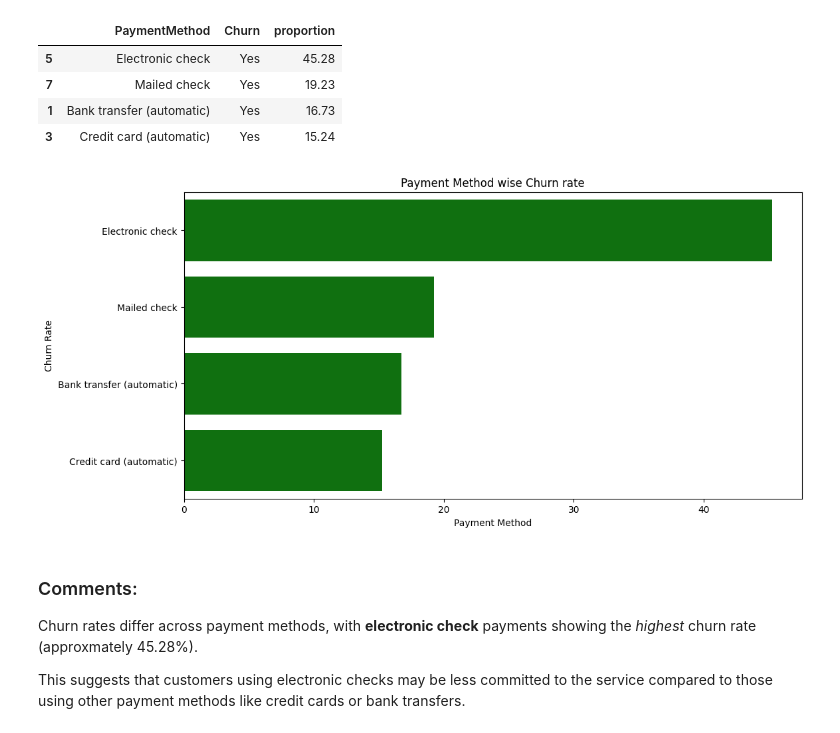
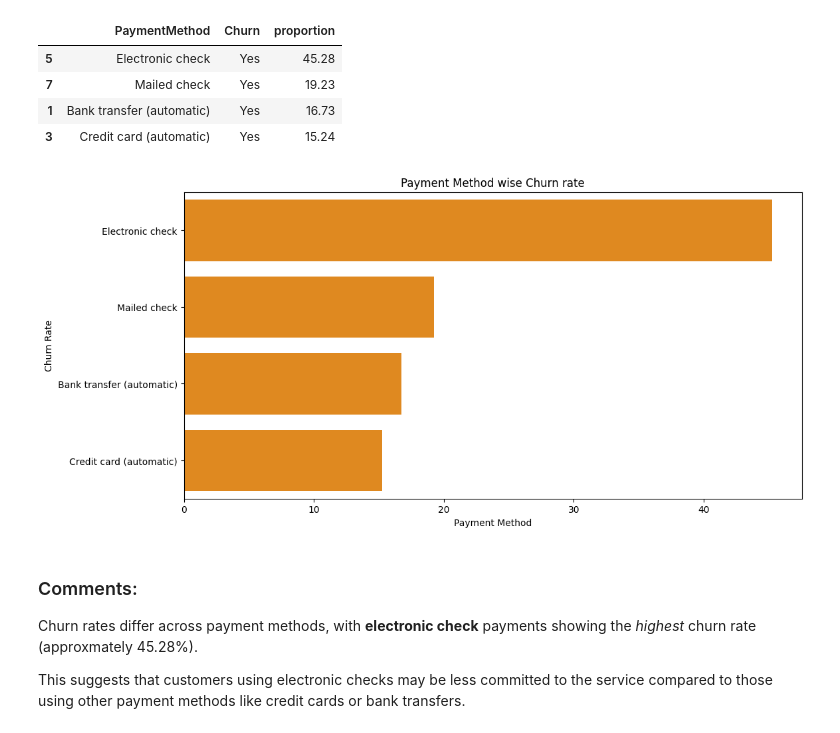
Before and after one commit to apabritamaity/data-analyst-portfolio, a Jupyter notebook: customer-churn-analysis/notebooks/06_EDA_Contract_Billing_&_Pricing_Analysis.ipynb, the cells around one changed output. Drawn from its saved outputs; the diff is of its cells as text; code cells hidden in the pictures.

```diff
--- a/customer-churn-analysis/notebooks/06_EDA_Contract_Billing_&_Pricing_Analysis.ipynb
+++ b/customer-churn-analysis/notebooks/06_EDA_Contract_Billing_&_Pricing_Analysis.ipynb
@@ -64,12 +64,12 @@ payment_method_wise_churned
 | 3 | Credit card (automatic) | Yes | 15.24 |
 # %%
 plt.figure(figsize=(12,6))
-sns.barplot(data=payment_method_wise_churned, y='PaymentMethod', x='proportion', color='green', orient='h')
+sns.barplot(data=payment_method_wise_churned, y='PaymentMethod', x='proportion', color='darkorange', orient='h')
 plt.title("Payment Method wise Churn rate")
 plt.xlabel("Payment Method")
 plt.ylabel("Churn Rate");
 # %% [output]
-[figure, old version]
+[figure, new version]
 # %% [markdown]
 ### Comments:
 Churn rates differ across payment methods, with **electronic check** payments showing the *highest* churn rate (approxmately 45.28%).
```
Also changed, not shown: parts of 2 cells of this notebook, 8 other files.
